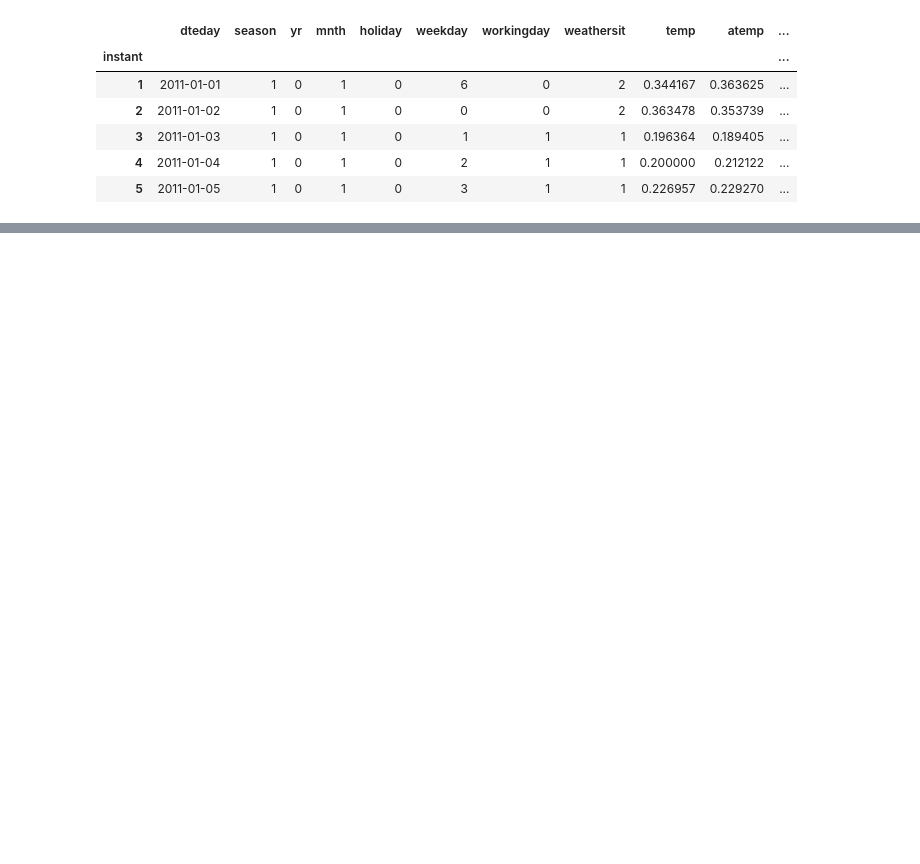
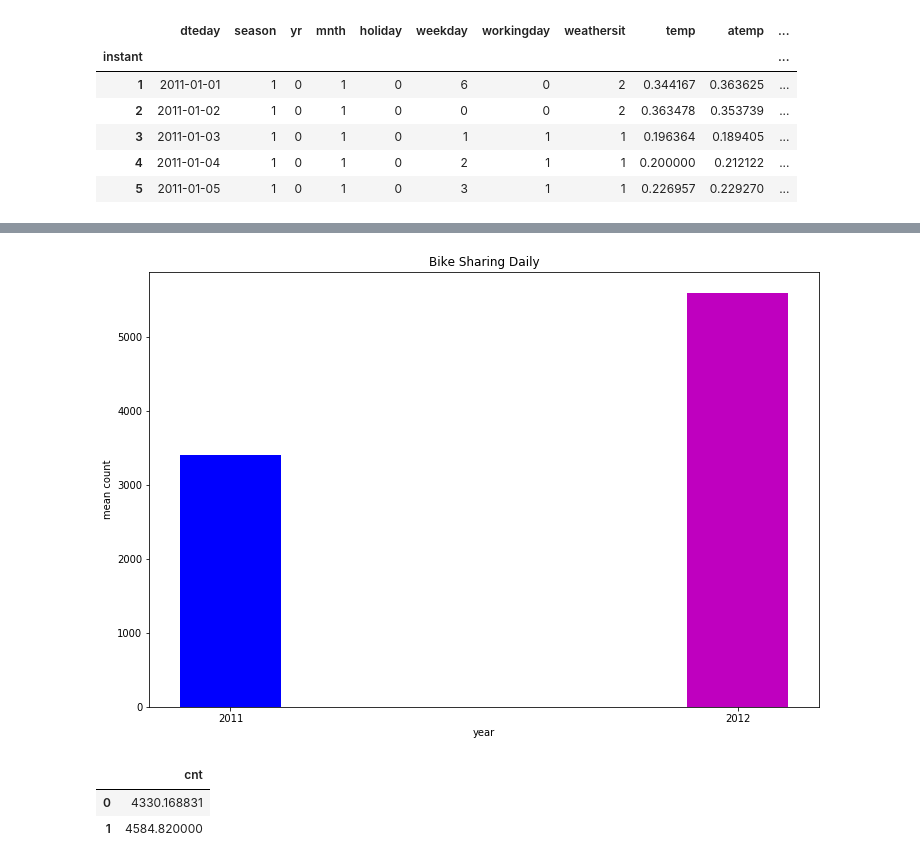
Before and after one commit to huseyinmavice/PS_Finding_Relationships_In_Data_With_Python, a Jupyter notebook: codes/ExploringPlotstoVisualizeRelationship.ipynb, the cells around one changed output, grey strips where cells are left out. Saved outputs shown, nothing was run; the diff lists cells and outputs as text; code cells hidden in the pictures; blank space fills up the shorter version.

```diff
--- a/codes/ExploringPlotstoVisualizeRelationship.ipynb
+++ b/codes/ExploringPlotstoVisualizeRelationship.ipynb
@@ -20,0 +50,24 @@ bikesharing_data['dteday'] = pd.DatetimeIndex(bikesharing_data['dteday'])
+# %%
+plt.figure(figsize=(12,8))
+
+colors = ['b', 'm']
+
+plt.bar(year_df['yr'], year_df['cnt'],
+        width = 0.2, color = colors)
+
+plt.xticks([0, 1], ['2011', '2012'])
+
+plt.title('Bike Sharing Daily')
+plt.xlabel('year')
+plt.ylabel('mean count')
+
+plt.show();
+# %% [output]
+[figure, added]
+# %%
+days = bikesharing_data.groupby('workingday', as_index = False).mean()
+days[['cnt']]
+# %% [output]
+|  | cnt |
+| 0 | 4330.168831 |
+| 1 | 4584.820000 |
```
Also changed, not shown: parts of 23 cells of this notebook.
